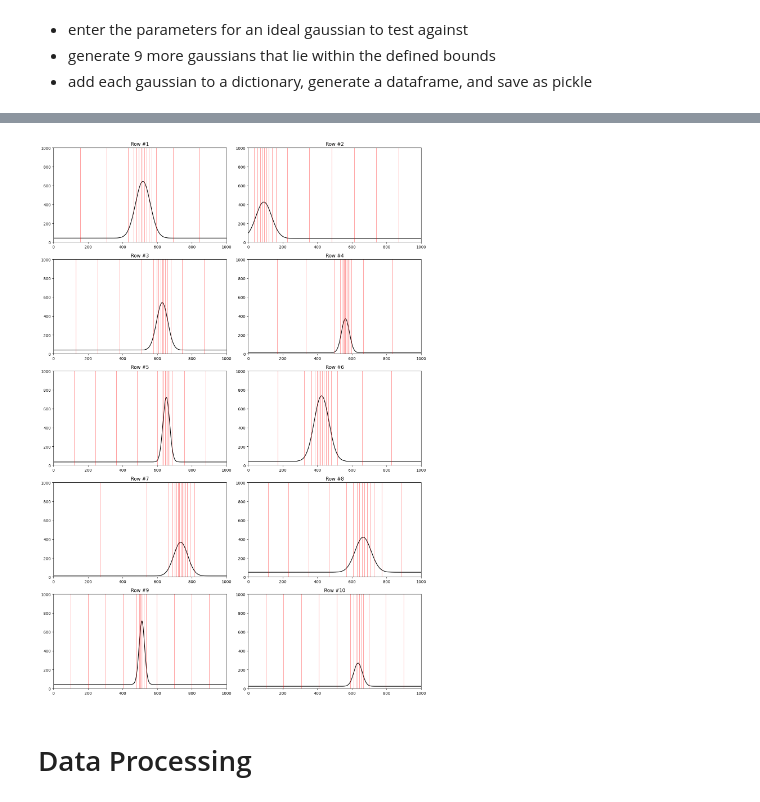
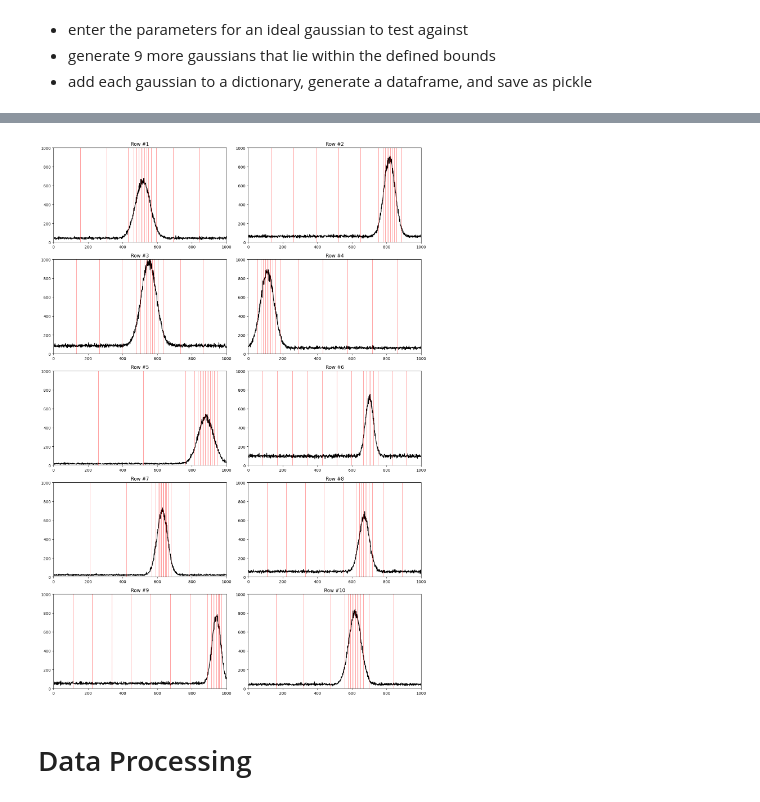
Before and after one commit to elcosas/Gaussian-Optimization, a Jupyter notebook: notebook (2).ipynb, the cells around one changed output, grey strips where cells are left out. Cells and saved outputs as stored; diff of their text form; code cells hidden in the pictures.

```diff
--- a/notebook (2).ipynb
+++ b/notebook (2).ipynb
@@ -15,6 +15,7 @@ import matplotlib.pyplot as plt
 
 BINS = 16 # Number of EDH bins
 RES = 1000 # Resolution of the laser (acts as x & y bounds in this sim)
+CYCLES = 1 # Number of laser cycles that occur
 X_RANGE = np.arange(RES) # x axis np array
 SAMPLES = 10 # Number of samples to output to the dataframe
 
@@ -47,13 +48,15 @@ def oracle_edh(tr, n_edh):
 # returns a dictionary with the necessary data from the gaussian
 def save_gauss_params(h, d, w, o):
     gauss = gen_gauss(X_RANGE, h, d, w, o)
+    noisy_gauss = np.random.poisson(gauss*CYCLES) / CYCLES
     return {
         'height': h,
         'depth': d,
         'width': w,
         'ambient': o,
-        'edh_bds': oracle_edh(gauss, BINS),
-        'data_pts': gauss
+        'edh_bds': oracle_edh(noisy_gauss, BINS),
+        'true_data_pts': gauss,
+        'noisy_data_pts': noisy_gauss
     }
 # %%
 # save stuff
@@ -87,32 +90,32 @@ df
 # %%
 # graph stuff
 
 # plot edh bins
 def plot_edh_bins(bins, ax):
     for _bin in bins:
         ax.axvline(x=_bin, color='r', linewidth=.5)
 
 # plot gaussian
 def plot_gaussian(x, y, edh_bins, ax):
     ax.plot(x, y, 'k-')
     plot_edh_bins(edh_bins, ax)
 
 graph_df = pd.read_pickle('data/ground-truth.pkl')
-gauss_data_set, edh_bin_set = graph_df.data_pts, graph_df.edh_bds
 fig, axes = plt.subplots(SAMPLES // 2, 2, figsize=(14, 20))
 for i in df.index:
-    y_set, edh_bins = gauss_data_set[i], edh_bin_set[i]
+    row = df.loc[i]
     r = i % SAMPLES // 2
     c = i % 2
     ax = axes[r][c]
     ax.set_xlim(0, RES)
     ax.set_ylim(0, RES)
-    plot_gaussian(X_RANGE, y_set, edh_bins, ax)
+    plot_gaussian(X_RANGE, row.noisy_data_pts, row.edh_bds, ax)
+    #ax.plot(X_RANGE, row.true_data_pts, 'y-')
     ax.title.set_text(f'Row #{i+1}')
 fig.tight_layout()
 plt.show()
 # %% [output]
-[figure, old version]
+[figure, new version]
 # %% [markdown]
 # Data Processing
 # %%
```
Also changed, not shown: parts of 5 cells of this notebook, 2 other files.
